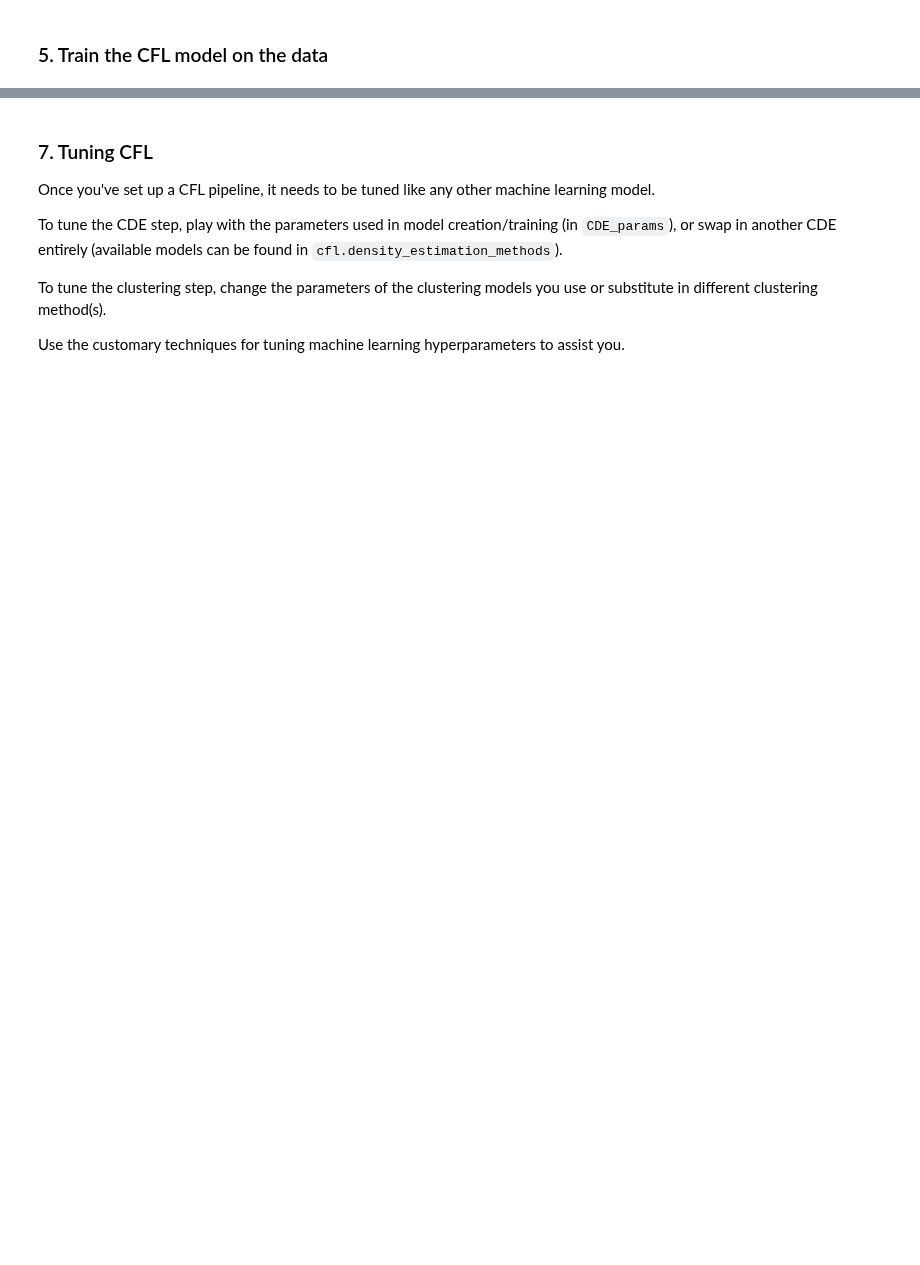
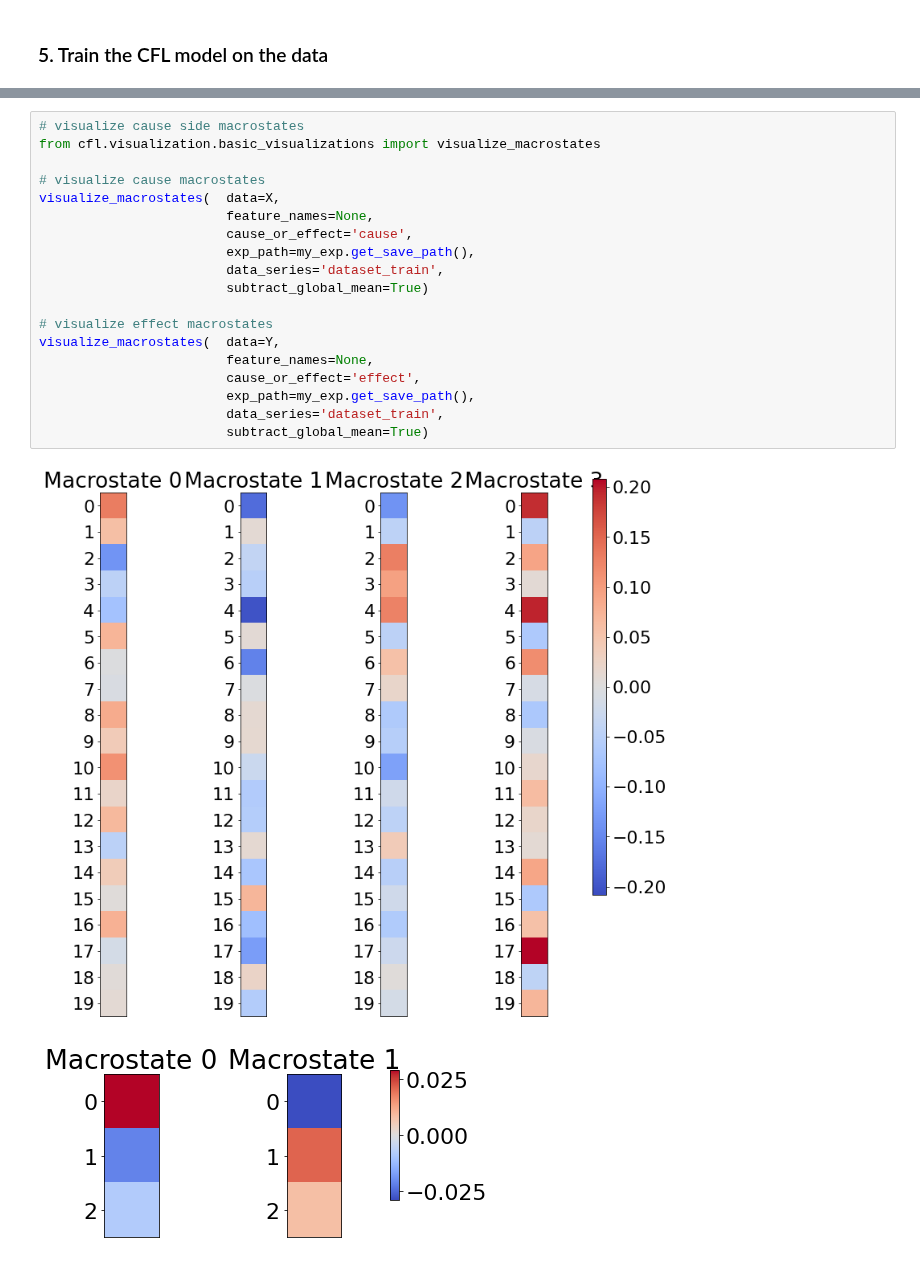
Before and after one commit to eberharf/cfl, a Jupyter notebook: docs/source/getting_started/quick_start.ipynb, the cells around one changed output, grey strips where cells are left out. Cells and saved outputs as stored; diff of their text form; blank space fills up the shorter version.

```diff
--- a/docs/source/getting_started/quick_start.ipynb
+++ b/docs/source/getting_started/quick_start.ipynb
@@ -118,10 +139,22 @@ notebook for an example of how to visualize CFL results.
-# %% [markdown]
-### 7. Tuning CFL
-
-Once you've set up a CFL pipeline, it needs to be tuned like any other machine learning model.
-
-To tune the CDE step, play with the parameters used in model creation/training (in `CDE_params`), or swap in another CDE entirely (available models can be found in `cfl.density_estimation_methods`).
-
-To tune the clustering step, change the parameters of the clustering models you use or substitute in different clustering method(s).
-
-Use the customary techniques for tuning machine learning hyperparameters to assist you.
+# %%
+# visualize cause side macrostates
+from cfl.visualization.basic_visualizations import visualize_macrostates
+
+# visualize cause macrostates
+visualize_macrostates(  data=X,
+                        feature_names=None,
+                        cause_or_effect='cause',
+                        exp_path=my_exp.get_save_path(),
+                        data_series='dataset_train',
+                        subtract_global_mean=True)
+
+# visualize effect macrostates
+visualize_macrostates(  data=Y,
+                        feature_names=None,
+                        cause_or_effect='effect',
+                        exp_path=my_exp.get_save_path(),
+                        data_series='dataset_train',
+                        subtract_global_mean=True)
+# %% [output]
+[figure, added]
+[figure, added]
```
Also changed, not shown: parts of 7 cells of this notebook, 2 other files.
